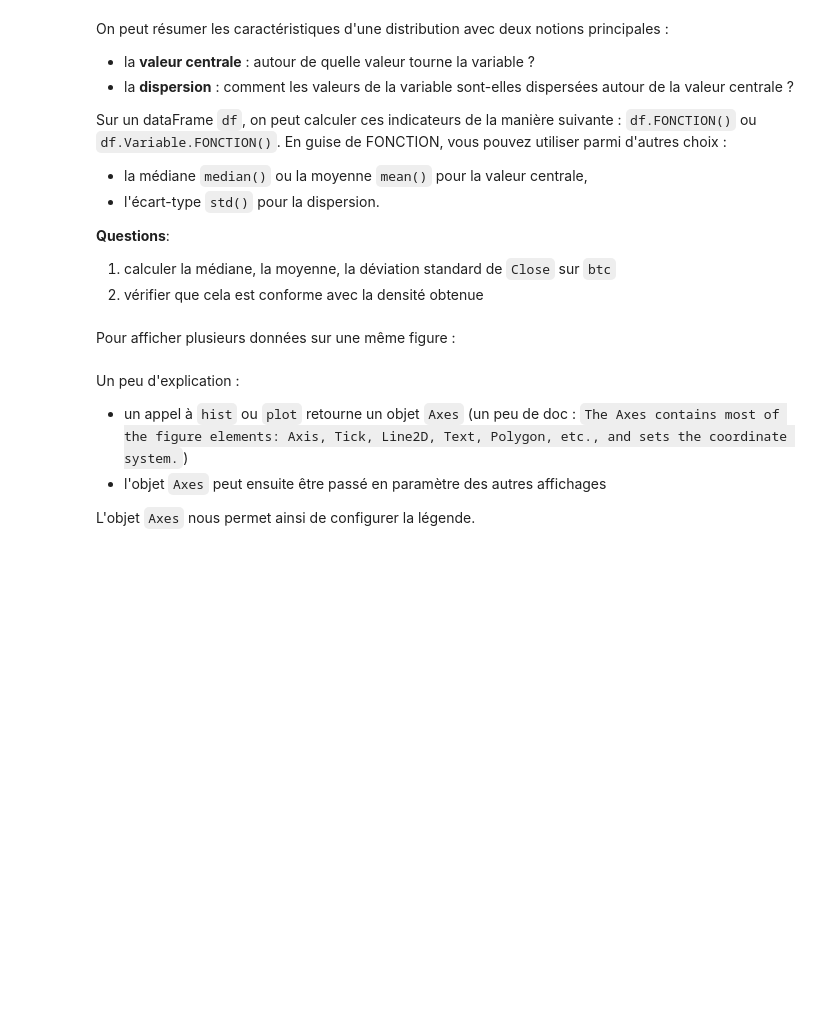
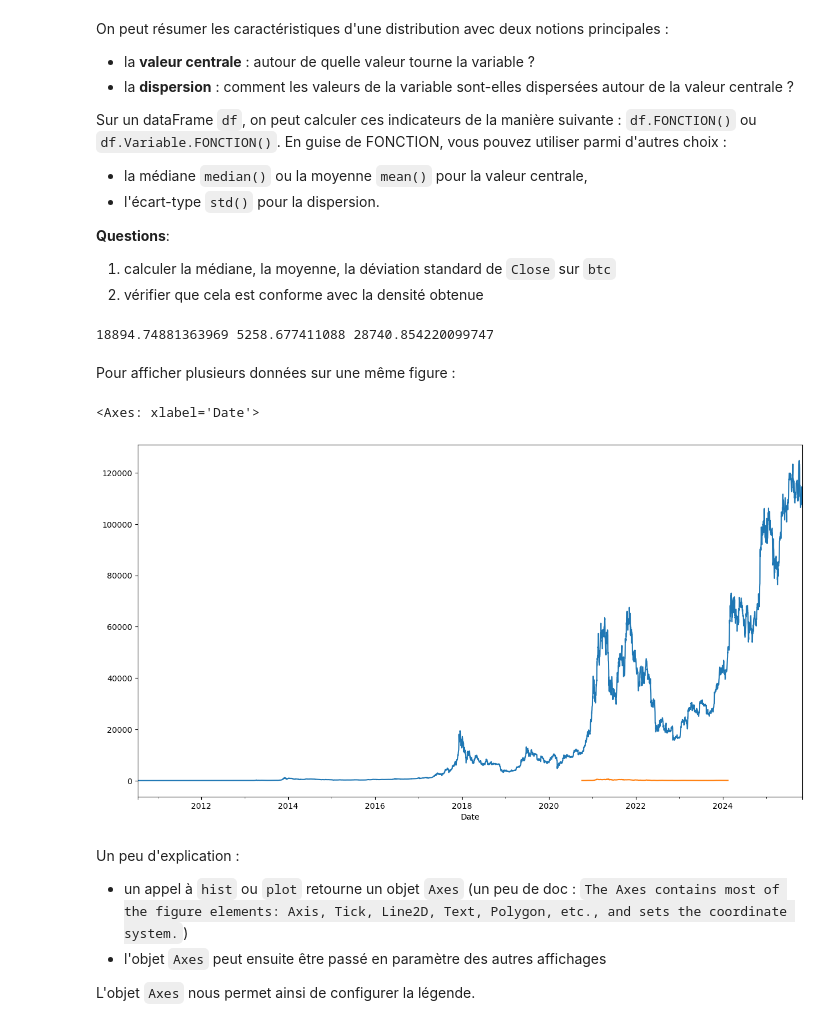
Before and after one commit to Meety004/PT_INFO, a Jupyter notebook: peip-trader-main/04 - VisuStats.ipynb, the cells around one changed output. Saved outputs shown, nothing was run; the diff lists cells and outputs as text; code cells hidden in the pictures; blank space fills up the shorter version.

```diff
--- a/peip-trader-main/04 - VisuStats.ipynb
+++ b/peip-trader-main/04 - VisuStats.ipynb
@@ -99,11 +132,22 @@ Sur un dataFrame `df`, on peut calculer ces indicateurs de la manière suivante
+# %%
+meanBTC = btc.Close.mean()
+medianBTC = btc.Close.median()
+stdBTC = btc.Close.std()
+
+print(meanBTC, medianBTC, stdBTC)
+# %% [output]
+18894.74881363969 5258.677411088 28740.854220099747
 # %% [markdown]
 Pour afficher plusieurs données sur une même figure :
 # %%
 ax = btc.loc[:, "Close"].plot()
 
-eth = loader.get(Loader.COINCODEX, Loader.ETH)
+ave = loader.get(Loader.COINCODEX, Loader.AAVE)
 
-eth.loc[:, "Close"].plot()
+ave.loc[:, "Close"].plot()
+# %% [output]
+<Axes: xlabel='Date'>
+[figure, added]
 # %% [markdown]
 Un peu d'explication :
 - un appel à `hist` ou `plot` retourne un objet `Axes` (un peu de doc : `The Axes contains most of the figure elements: Axis, Tick, Line2D, Text, Polygon, etc., and sets the coordinate system.`)
```
Also changed, not shown: parts of 12 cells of this notebook.
